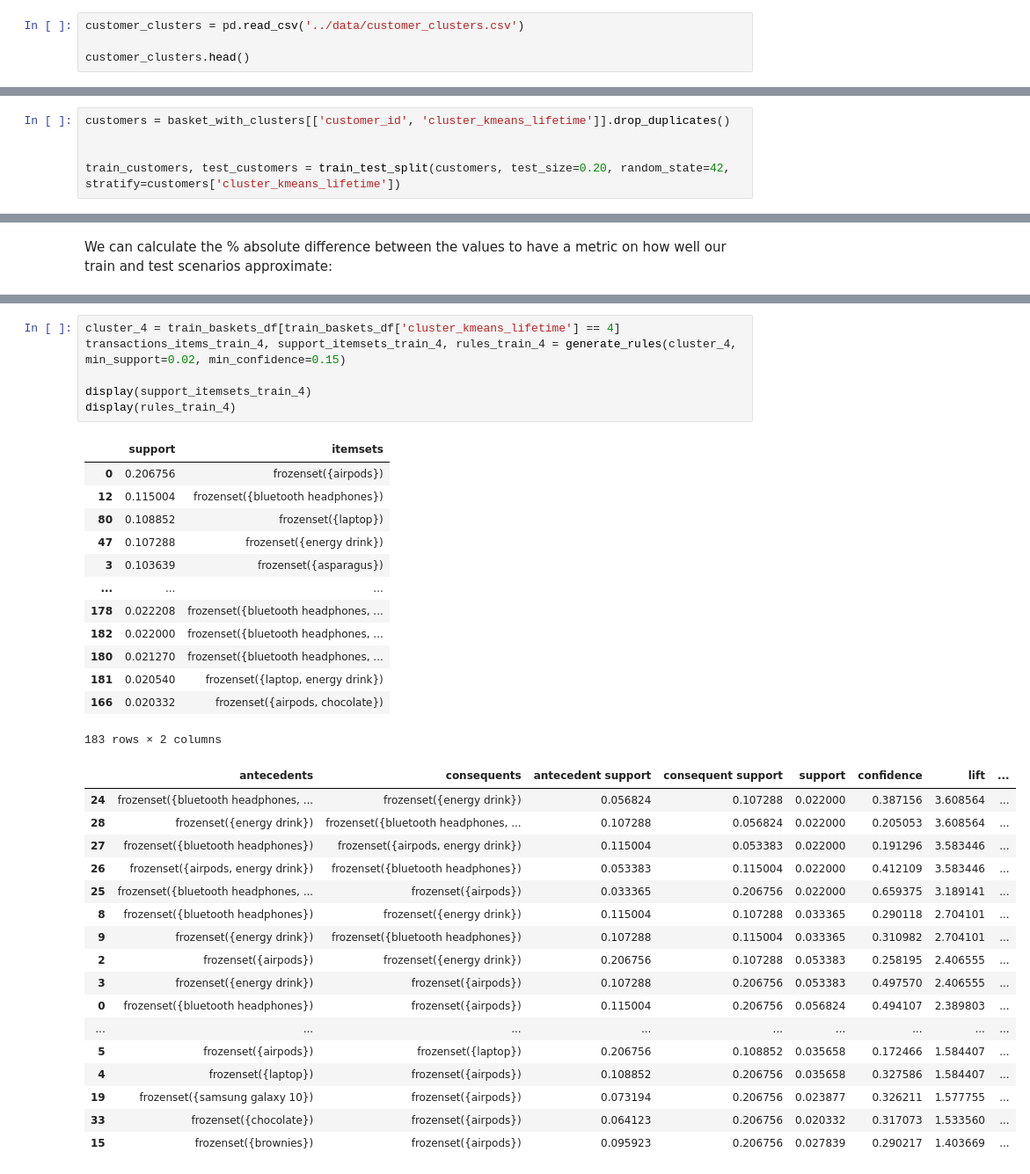
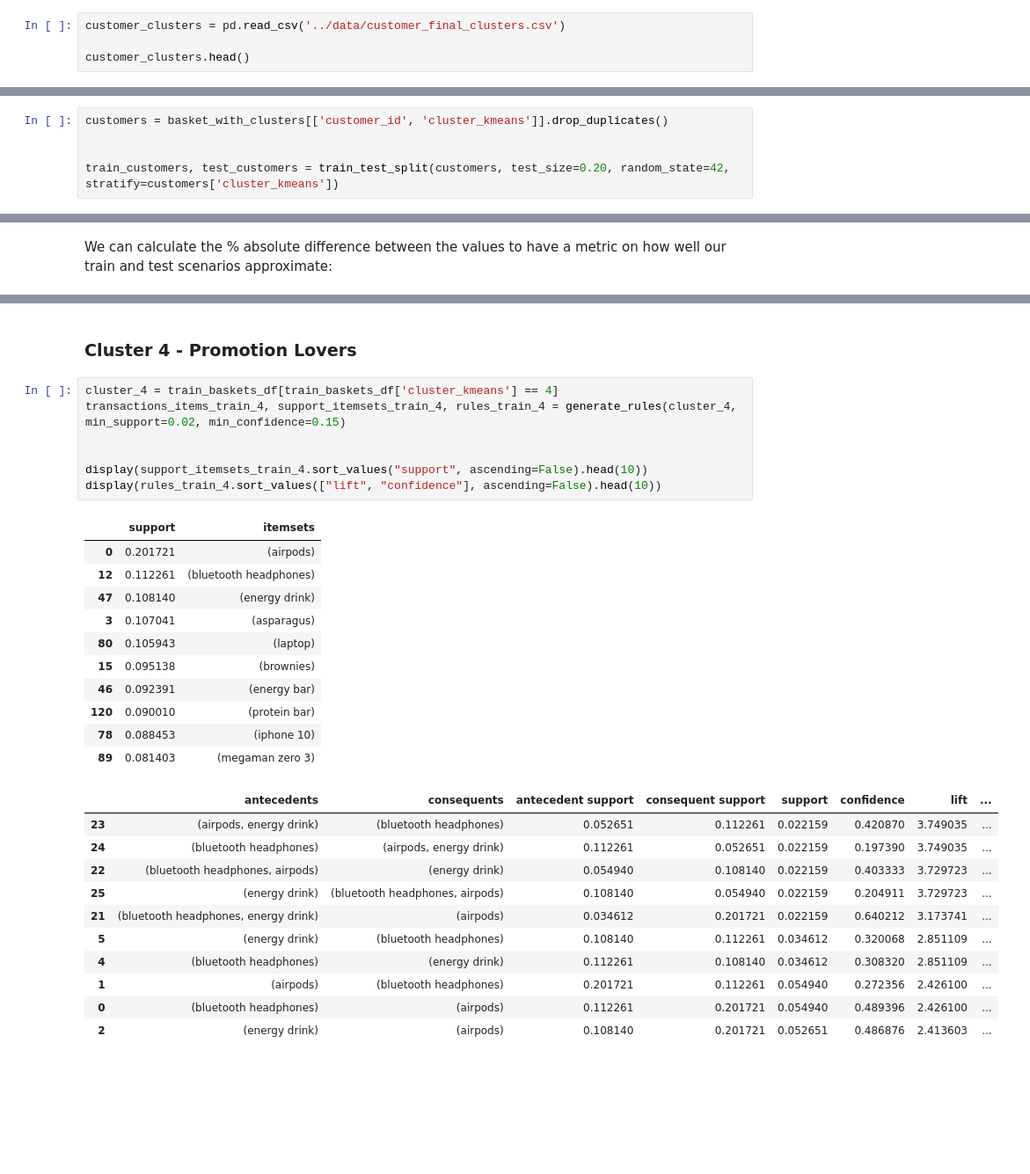
Before and after one commit to tiago2806/ml_project, a Jupyter notebook: notebooks/04_Association_rules.ipynb, the cells around one changed output, grey strips where cells are left out. Shown at 88% size. Cells and saved outputs as stored; diff of their text form; blank space fills up the shorter version.

```diff
--- a/notebooks/04_Association_rules.ipynb
+++ b/notebooks/04_Association_rules.ipynb
@@ -52,7 +46,7 @@ basket_transaction_df.head()
 | 3 | 3137503 | [cereals, megaman zero, final fan... | 10995 | 4 |
 | 4 | 7165061 | [rice, frozen smoothie, black tea... | 27807 | 8 |
 # %%
-customer_clusters = pd.read_csv('../data/customer_clusters.csv')
+customer_clusters = pd.read_csv('../data/customer_final_clusters.csv')
 
 customer_clusters.head()
 # %% [output]
@@ -82,7 +118,7 @@ basket_with_clusters.head()
 # %% [markdown]
 Use a transaction split to mine rules on one subset and validate whether those rules also hold in a holdout subset.
 # %%
-customers = basket_with_clusters[['customer_id', 'cluster_kmeans_lifetime']].drop_duplicates()
+customers = basket_with_clusters[['customer_id', 'cluster_kmeans']].drop_duplicates()
 
 
-train_customers, test_customers = train_test_split(customers, test_size=0.20, random_state=42, stratify=customers['cluster_kmeans_lifetime'])
+train_customers, test_customers = train_test_split(customers, test_size=0.20, random_state=42, stratify=customers['cluster_kmeans'])
@@ -378,37 +435,32 @@ display(rules_train_3)
+# %% [markdown]
+### **Cluster 4 - Promotion Lovers**
 # %%
-cluster_4 = train_baskets_df[train_baskets_df['cluster_kmeans_lifetime'] == 4]
+cluster_4 = train_baskets_df[train_baskets_df['cluster_kmeans'] == 4]
 transactions_items_train_4, support_itemsets_train_4, rules_train_4 = generate_rules(cluster_4, min_support=0.02, min_confidence=0.15)
 
-display(support_itemsets_train_4)
-display(rules_train_4)
+
+display(support_itemsets_train_4.sort_values("support", ascending=False).head(10))
+display(rules_train_4.sort_values(["lift", "confidence"], ascending=False).head(10))
 # %% [output]
 |  | support | itemsets |
-| 0 | 0.206756 | frozenset({airpods}) |
-| 12 | 0.115004 | frozenset({bluetooth headphones}) |
-| 80 | 0.108852 | frozenset({laptop}) |
-| 47 | 0.107288 | frozenset({energy drink}) |
-| 3 | 0.103639 | frozenset({asparagus}) |
-| ... | ... | ... |
-| 178 | 0.022208 | frozenset({bluetooth headphones, ... |
-| 182 | 0.022000 | frozenset({bluetooth headphones, ... |
-| 180 | 0.021270 | frozenset({bluetooth headphones, ... |
-| 181 | 0.020540 | frozenset({laptop, energy drink}) |
-| 166 | 0.020332 | frozenset({airpods, chocolate}) |
+| 0 | 0.201721 | (airpods) |
+| 12 | 0.112261 | (bluetooth headphones) |
+| 47 | 0.108140 | (energy drink) |
+| 3 | 0.107041 | (asparagus) |
+| 80 | 0.105943 | (laptop) |
+| 15 | 0.095138 | (brownies) |
+| 46 | 0.092391 | (energy bar) |
+| 120 | 0.090010 | (protein bar) |
+| 78 | 0.088453 | (iphone 10) |
+| 89 | 0.081403 | (megaman zero 3) |
-183 rows × 2 columns
 |  | antecedents | consequents | antecedent support | consequent support | support | confidence | lift | ... |
-| 24 | frozenset({bluetooth headphones, ... | frozenset({energy drink}) | 0.056824 | 0.107288 | 0.022000 | 0.387156 | 3.608564 | ... |
-| 28 | frozenset({energy drink}) | frozenset({bluetooth headphones, ... | 0.107288 | 0.056824 | 0.022000 | 0.205053 | 3.608564 | ... |
-| 27 | frozenset({bluetooth headphones}) | frozenset({airpods, energy drink}) | 0.115004 | 0.053383 | 0.022000 | 0.191296 | 3.583446 | ... |
-| 26 | frozenset({airpods, energy drink}) | frozenset({bluetooth headphones}) | 0.053383 | 0.115004 | 0.022000 | 0.412109 | 3.583446 | ... |
-| 25 | frozenset({bluetooth headphones, ... | frozenset({airpods}) | 0.033365 | 0.206756 | 0.022000 | 0.659375 | 3.189141 | ... |
-| 8 | frozenset({bluetooth headphones}) | frozenset({energy drink}) | 0.115004 | 0.107288 | 0.033365 | 0.290118 | 2.704101 | ... |
-| 9 | frozenset({energy drink}) | frozenset({bluetooth headphones}) | 0.107288 | 0.115004 | 0.033365 | 0.310982 | 2.704101 | ... |
-| 2 | frozenset({airpods}) | frozenset({energy drink}) | 0.206756 | 0.107288 | 0.053383 | 0.258195 | 2.406555 | ... |
-| 3 | frozenset({energy drink}) | frozenset({airpods}) | 0.107288 | 0.206756 | 0.053383 | 0.497570 | 2.406555 | ... |
-| 0 | frozenset({bluetooth headphones}) | frozenset({airpods}) | 0.115004 | 0.206756 | 0.056824 | 0.494107 | 2.389803 | ... |
-| ... | ... | ... | ... | ... | ... | ... | ... | ... |
-| 5 | frozenset({airpods}) | frozenset({laptop}) | 0.206756 | 0.108852 | 0.035658 | 0.172466 | 1.584407 | ... |
-| 4 | frozenset({laptop}) | frozenset({airpods}) | 0.108852 | 0.206756 | 0.035658 | 0.327586 | 1.584407 | ... |
-| 19 | frozenset({samsung galaxy 10}) | frozenset({airpods}) | 0.073194 | 0.206756 | 0.023877 | 0.326211 | 1.577755 | ... |
-| 33 | frozenset({chocolate}) | frozenset({airpods}) | 0.064123 | 0.206756 | 0.020332 | 0.317073 | 1.533560 | ... |
-| 15 | frozenset({brownies}) | frozenset({airpods}) | 0.095923 | 0.206756 | 0.027839 | 0.290217 | 1.403669 | ... |
+| 23 | (airpods, energy drink) | (bluetooth headphones) | 0.052651 | 0.112261 | 0.022159 | 0.420870 | 3.749035 | ... |
+| 24 | (bluetooth headphones) | (airpods, energy drink) | 0.112261 | 0.052651 | 0.022159 | 0.197390 | 3.749035 | ... |
+| 22 | (bluetooth headphones, airpods) | (energy drink) | 0.054940 | 0.108140 | 0.022159 | 0.403333 | 3.729723 | ... |
+| 25 | (energy drink) | (bluetooth headphones, airpods) | 0.108140 | 0.054940 | 0.022159 | 0.204911 | 3.729723 | ... |
+| 21 | (bluetooth headphones, energy drink) | (airpods) | 0.034612 | 0.201721 | 0.022159 | 0.640212 | 3.173741 | ... |
+| 5 | (energy drink) | (bluetooth headphones) | 0.108140 | 0.112261 | 0.034612 | 0.320068 | 2.851109 | ... |
+| 4 | (bluetooth headphones) | (energy drink) | 0.112261 | 0.108140 | 0.034612 | 0.308320 | 2.851109 | ... |
+| 1 | (airpods) | (bluetooth headphones) | 0.201721 | 0.112261 | 0.054940 | 0.272356 | 2.426100 | ... |
+| 0 | (bluetooth headphones) | (airpods) | 0.112261 | 0.201721 | 0.054940 | 0.489396 | 2.426100 | ... |
+| 2 | (energy drink) | (airpods) | 0.108140 | 0.201721 | 0.052651 | 0.486876 | 2.413603 | ... |
```
Also changed, not shown: parts of 59 cells of this notebook.
